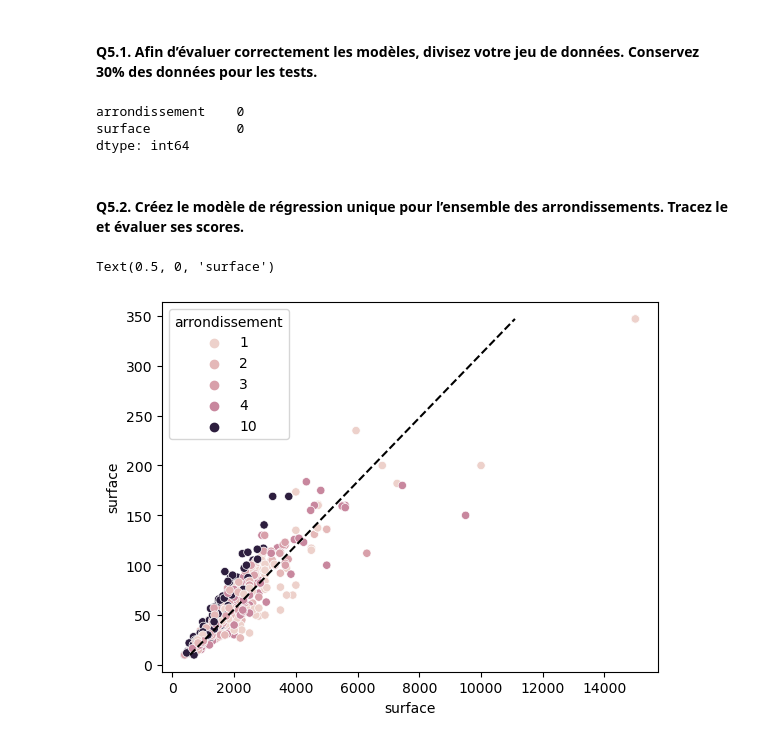
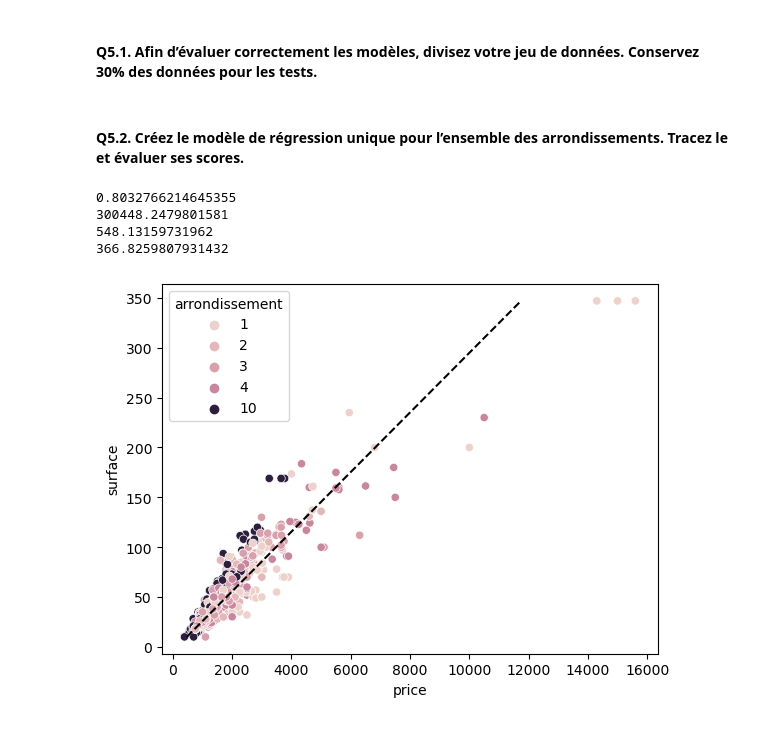
Before and after one commit to AntoineHazebrouck/modelisation-mathematique, a Jupyter notebook: tp5/tp5.ipynb, the cells around one changed output. Drawn from its saved outputs; the diff is of its cells as text; code cells hidden in the pictures.

```diff
--- a/tp5/tp5.ipynb
+++ b/tp5/tp5.ipynb
@@ -271,10 +271,10 @@ Text(0, 0.5, 'surface')
 # %%
 pd.options.mode.use_inf_as_na = True
 
-houses = pd.read_csv('./tp_mm_05_res/data_mm_house_cleaned.csv')
-houses = houses[houses.notna()]
+some_houses = pd.read_csv('./tp_mm_05_res/data_mm_house_cleaned.csv')
+some_houses = some_houses[some_houses.notna()]
 
-sns.scatterplot(x=houses['price'], y=houses['surface'], hue=houses['arrondissement'])
+sns.scatterplot(x=some_houses['price'], y=some_houses['surface'], hue=some_houses['arrondissement'])
 # %% [output]
 <Axes: xlabel='price', ylabel='surface'>
 [figure]
@@ -297,30 +297,40 @@ sns.barplot(x=houses['arrondissement'],y=houses['price'],)
 
 from sklearn.model_selection import train_test_split
 
-xtrain, xtest, ytrain, ytest = train_test_split(houses[['arrondissement', 'surface']], houses['price'], train_size=0.7)
-
-xtrain.isna().sum()
+xtrain, xtest, ytrain, ytest = train_test_split(some_houses[['arrondissement', 'surface']], some_houses['price'], train_size=0.7)
-# %% [output]
-arrondissement    0
-surface           0
-dtype: int64
 # %% [markdown]
 #### Q5.2. Créez le modèle de régression unique pour l’ensemble des arrondissements. Tracez le et évaluer ses scores.
 # %%
 linear = LinearRegression()
 linear.fit(xtrain, ytrain)
 
 xRegression = np.linspace(xtrain.min(), xtrain.max(), 3)
 yRegression = linear.predict(xRegression)
 
 linePredSurface = xRegression[:,1]
 
-
+# scatter display
 sns.scatterplot(x=ytrain, y=xtrain['surface'], hue=xtrain['arrondissement'])
-# plt.plot(ytrain, xtrain['surface'], 'ro')
 plt.plot(yRegression, linePredSurface, 'black', linestyle='--')
 plt.xlabel('price')
 plt.ylabel('surface')
+
+# error margin display
+from sklearn.metrics import mean_absolute_error, mean_squared_error
+
+
+r2 = linear.score(xtest, ytest)
+mse = mean_squared_error(ytest, linear.predict(xtest), squared=True)
+rmse = mean_squared_error(ytest, linear.predict(xtest), squared=False)
+mae = mean_absolute_error(ytest, linear.predict(xtest))
+
+print(r2)
+print(mse)
+print(rmse)
+print(mae)
 # %% [output]
-Text(0.5, 0, 'surface')
+0.8032766214645355
+300448.2479801581
+548.13159731962
+366.8259807931432
-[figure, old version]
+[figure, new version]
```
Also changed, not shown: parts of 5 cells of this notebook.
